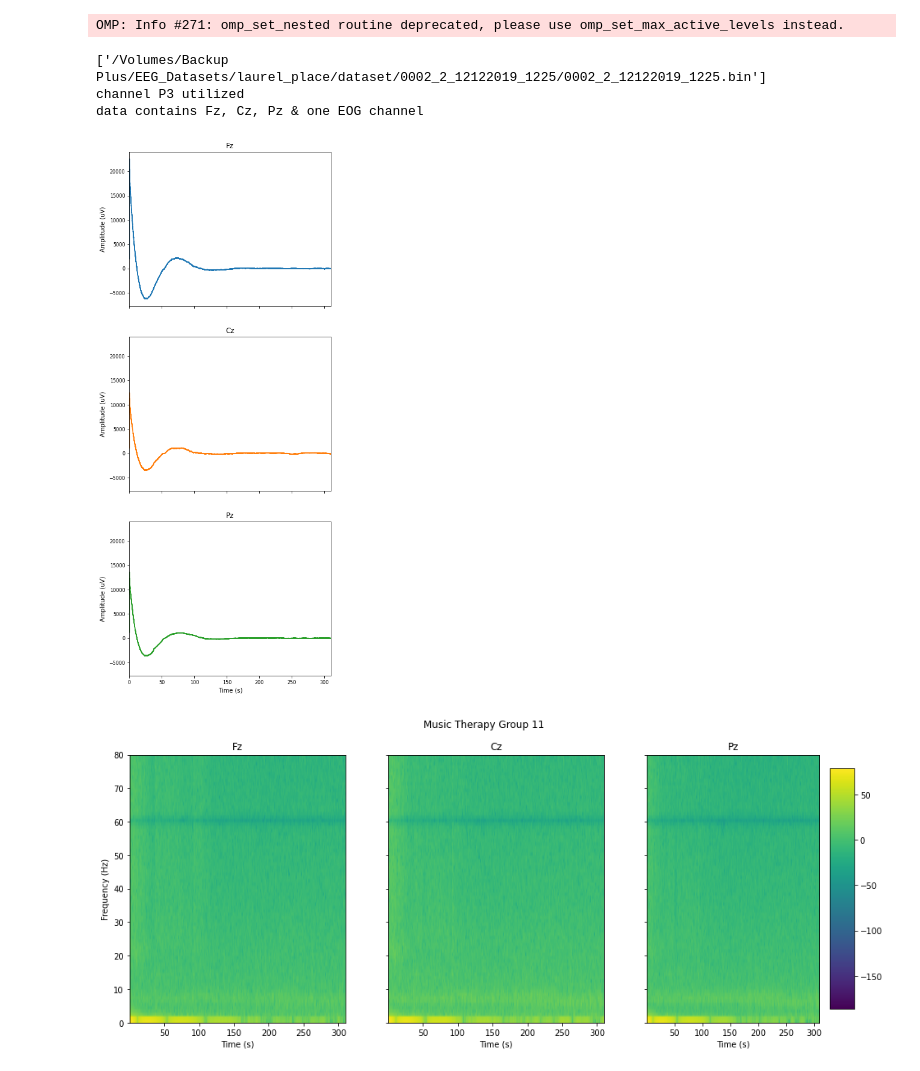
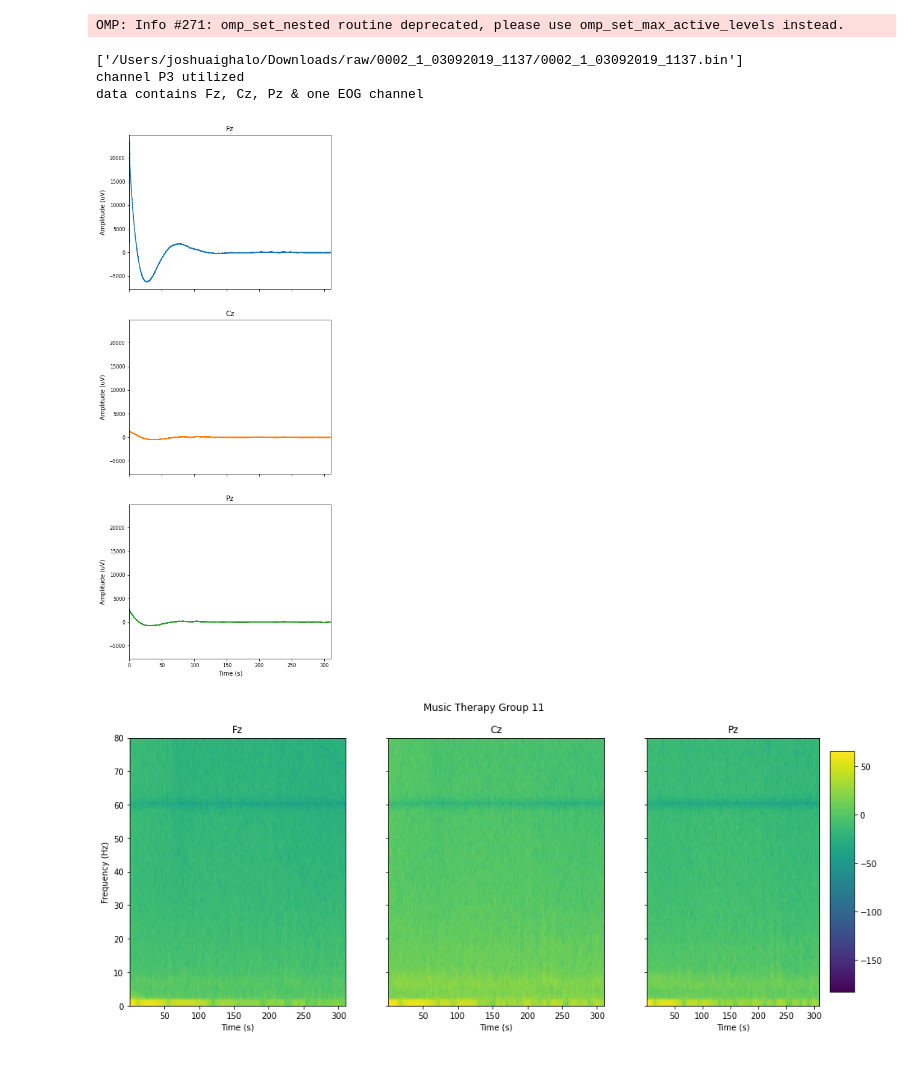
Before and after one commit to iggy96/Dementia-EEG-Analysis, a Jupyter notebook: snr_testing.ipynb, the cells around one changed output. Drawn from its saved outputs; the diff is of its cells as text; code cells hidden in the pictures.

```diff
--- a/snr_testing.ipynb
+++ b/snr_testing.ipynb
@@ -5,30 +5,31 @@ import params as cfg
 # %% [output]
 OMP: Info #271: omp_set_nested routine deprecated, please use omp_set_max_active_levels instead.
 # %%
-localPath = '/Volumes/Backup Plus/EEG_Datasets/laurel_place/dataset'
-filename = '0002_2_12122019_1225'
+#localPath = '/Volumes/Backup Plus/EEG_Datasets/laurel_place/dataset'
+localPath = '/Users/joshuaighalo/Downloads/raw'
+filename = '0002_1_03092019_1137'
 version = 1.0
 
 #version = 1.1
 #filename = '0_1_12072018_1206'
 #localPath = '/Users/joshuaighalo/Downloads/raw'
 
 device = importFile.neurocatch()
 fileObjects = device.init(version,filename,localPath)
 rawEEG = fileObjects[0]
 rawEOG = fileObjects[1]
 rawEEGEOG = fileObjects[2]
 time = fileObjects[3]
 trigOutput = fileObjects[4]
 plots(time,rawEEG,titles=cfg.channelNames,figsize=cfg.figure_size,pltclr=cfg.plot_color)
 spectogramPlot(rawEEG,fs,nfft=cfg.nfft,nOverlap=cfg.noverlap,figsize=(16,6),subTitles=cfg.channelNames,title='Music Therapy Group 11')
 filtering = filters()
 notchFilterOutput = filtering.notch(rawEEG,line,fs)
 plots(time,notchFilterOutput,titles=cfg.channelNames,figsize=cfg.figure_size,pltclr=cfg.plot_color)
 #spectogramPlot(notchFilterOutput,fs,nfft=cfg.nfft,nOverlap=cfg.noverlap,figsize=(16,6),subTitles=cfg.channelNames,title='Music Therapy Group 11')
 # %% [output]
-['/Volumes/Backup Plus/EEG_Datasets/laurel_place/dataset/0002_2_12122019_1225/0002_2_12122019_1225.bin']
+['/Users/joshuaighalo/Downloads/raw/0002_1_03092019_1137/0002_1_03092019_1137.bin']
 channel P3 utilized
 data contains Fz, Cz, Pz & one EOG channel
-[figure, old version]
+[figure, new version]
-[figure, old version]
+[figure, new version]
```
Also changed, not shown: parts of 7 cells of this notebook.
